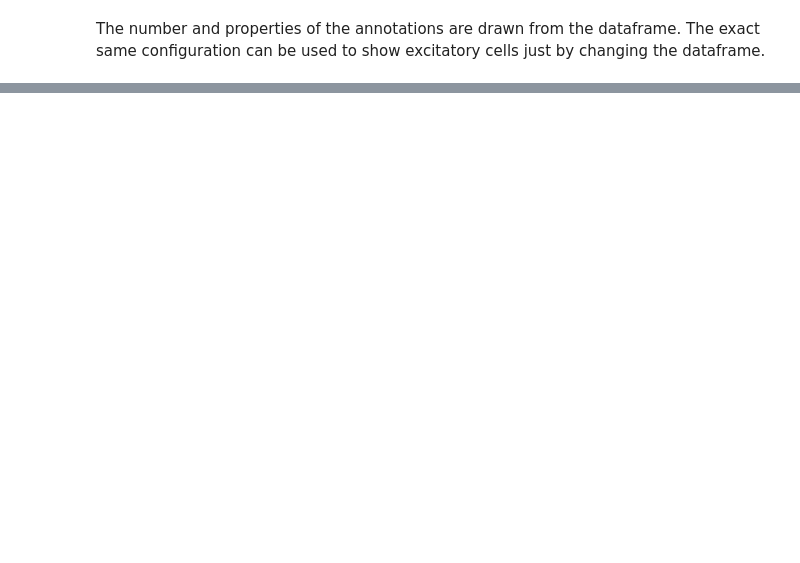
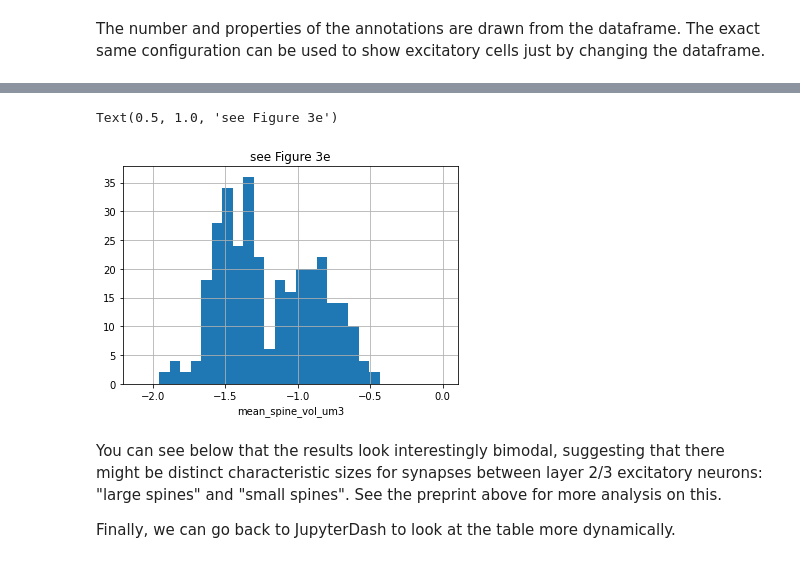
Before and after one commit to AllenInstitute/OFS-EM-Connectomics, a Jupyter notebook: notebooks/GettingDataIntoAndOutOfNeuroglancer.ipynb, the cells around one changed output, grey strips where cells are left out. Drawn from its saved outputs; the diff is of its cells as text; code cells hidden in the pictures; blank space fills up the shorter version.

```diff
--- a/notebooks/GettingDataIntoAndOutOfNeuroglancer.ipynb
+++ b/notebooks/GettingDataIntoAndOutOfNeuroglancer.ipynb
@@ -298,0 +549,12 @@ app.run_server(port=8880)
+# %%
+f, ax = plt.subplots()
+new_df.query('num_syn_in_conn==2')['mean_log_spine_vol_um3'].hist(bins=np.linspace(-2.1,0,30))
+ax.set_xlabel('mean_spine_vol_um3')
+ax.set_title('see Figure 3e')
+# %% [output]
+Text(0.5, 1.0, 'see Figure 3e')
+[figure, added]
+# %% [markdown]
+You can see below that the results look interestingly bimodal, suggesting that there might be distinct characteristic sizes for synapses between layer 2/3 excitatory neurons: "large spines" and "small spines". See the preprint above for more analysis on this.
+
+Finally, we can go back to JupyterDash to look at the table more dynamically.
```
Also changed, not shown: parts of 54 cells of this notebook, 2 other files.
